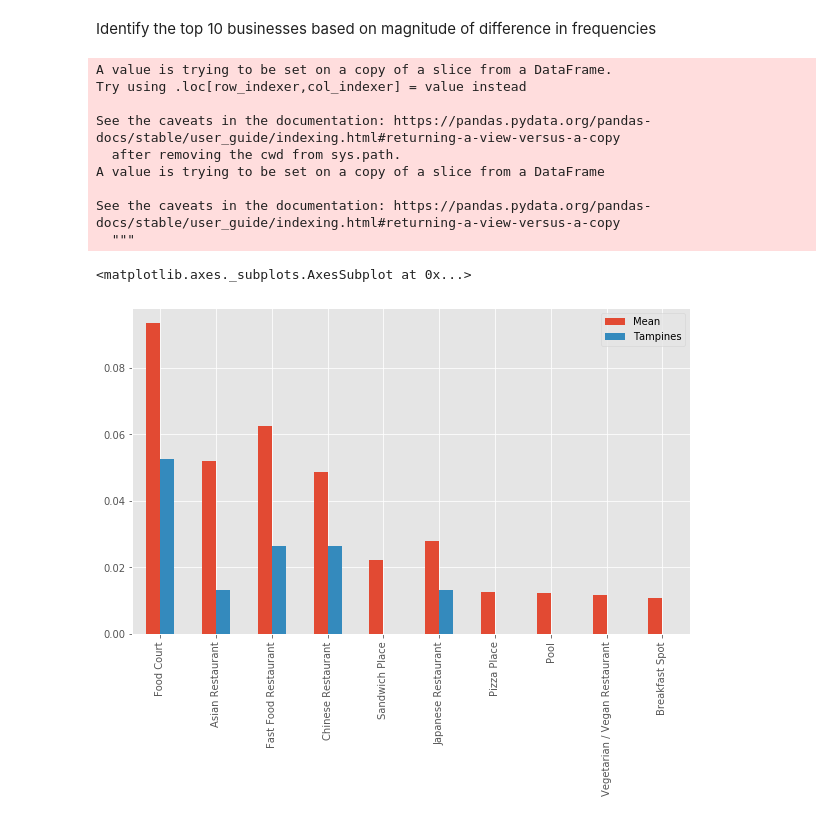
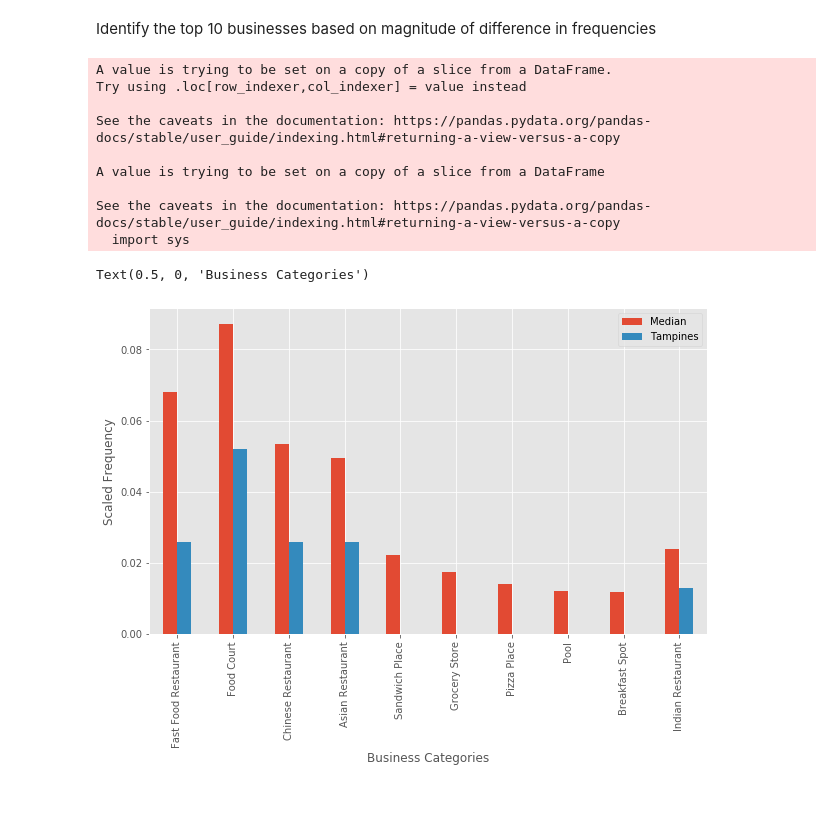
Before and after one commit to bongewj/Coursera_Capstone, a Jupyter notebook: Capstone Final Report.ipynb, the cells around one changed output. Saved outputs shown, nothing was run; the diff lists cells and outputs as text; code cells hidden in the pictures.

```diff
--- a/Capstone Final Report.ipynb
+++ b/Capstone Final Report.ipynb
@@ -317,7 +321,7 @@ Define Foursquare credentials and version
 CLIENT_ID = '0OGT50X5XRDU5V5PAH0HYBFUXCMC1M4PYNUYTZ2PMJF3N4PK' # your Foursquare ID
 CLIENT_SECRET = 'BLRVRECCNGXR02QZAQANBRJNXWAQX0GC034PVBWGYCSTGFPM' # your Foursquare Secret
 VERSION = '20200501'
-LIMIT = 100
+LIMIT = 200
 print('Your credentials:')
 print('CLIENT_ID: ' + CLIENT_ID)
 print('CLIENT_SECRET:' + CLIENT_SECRET)
@@ -526,0 +608,29 @@ means
+# %%
+temp = singapore_grouped[singapore_grouped['Neighborhood'] != 'Tampines']
+temp = temp.drop(temp.columns[0],axis = 1)
+
+med = temp.median(axis = 0)
+
+med = pd.DataFrame(med)
+
+tamp_temp = singapore_grouped[singapore_grouped['Neighborhood'] == 'Tampines']
+
+tamp_temp = tamp_temp.drop(tamp_temp.columns[0], axis = 1)
+tamp_temp = pd.DataFrame(tamp_temp)
+
+tamp_temp = tamp_temp.transpose()
+
+med.columns = ['Median']
+
+tamp_temp.reset_index(inplace = True)
+tamp_temp['Index'] = [*range(len(tamp_temp))]
+tamp_temp.columns = ['Categories','Frequency','Index']
+tamp_temp['Index'] = tamp_temp['Index'] + 1
+
+temp_plot = temp.copy()
+temp_plot.columns = range(temp_plot.shape[1])
+
+ax = temp.plot(kind='box', figsize=(12, 6))
+tamp_temp.plot(kind = 'scatter', x = 'Index', y = 'Frequency',figsize=(12,6), ax = ax)
+ax.set_xticklabels(temp.columns, rotation=90, ha='right')
+ax.set(xlabel = "Categories", ylabel="Scaled Frequency")
@@ -527,25 +682,29 @@ means
 # %% [markdown]
 Identify the top 10 businesses based on magnitude of difference in frequencies
 # %%
-tamp_opp = means[means['Tampines']<means['Mean']]
-#tamp_opp['difference'] = tamp_opp['Tampines'] - tamp_opp['Mean']
-a = np.asarray(tamp_opp.loc[:,'Mean']-tamp_opp.loc[:,'Tampines'])
+tamp_temp = tamp_temp.set_index(med.index)
+med['Tampines'] = tamp_temp['Frequency']
+
+tamp_opp = med[med['Tampines']< med['Median']]
+a = np.asarray(tamp_opp.loc[:,'Median']-tamp_opp.loc[:,'Tampines'])
 tamp_opp['Difference'] = a
 tamp_opp.sort_values(by = ['Difference'],ascending = False, inplace = True)
 
 tamp_plot = tamp_opp.head(10)
-tamp_plot = tamp_plot[['Mean','Tampines']]
+tamp_plot = tamp_plot[['Median','Tampines']]
 
 tamp_plot.plot(kind='bar', figsize=(10, 6))
+plt.ylabel('Scaled Frequency')
+plt.xlabel('Business Categories')
 # %% [output]
 A value is trying to be set on a copy of a slice from a DataFrame.
 Try using .loc[row_indexer,col_indexer] = value instead
 
 See the caveats in the documentation: https://pandas.pydata.org/pandas-docs/stable/user_guide/indexing.html#returning-a-view-versus-a-copy
-  after removing the cwd from sys.path.
+
 A value is trying to be set on a copy of a slice from a DataFrame
 
 See the caveats in the documentation: https://pandas.pydata.org/pandas-docs/stable/user_guide/indexing.html#returning-a-view-versus-a-copy
-  """
+  import sys
-<matplotlib.axes._subplots.AxesSubplot at 0x...>
+Text(0.5, 0, 'Business Categories')
-[figure, old version]
+[figure, new version]
```
Also changed, not shown: parts of 31 cells of this notebook, 3 other files.
